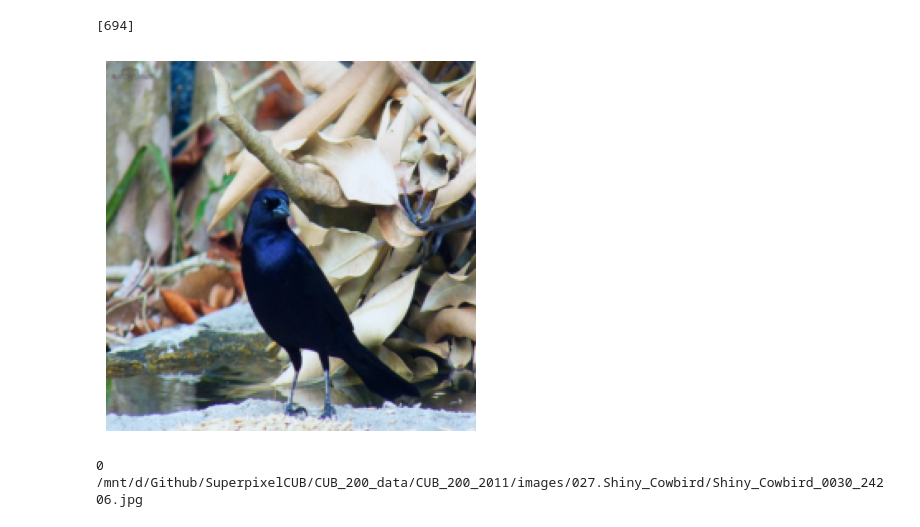
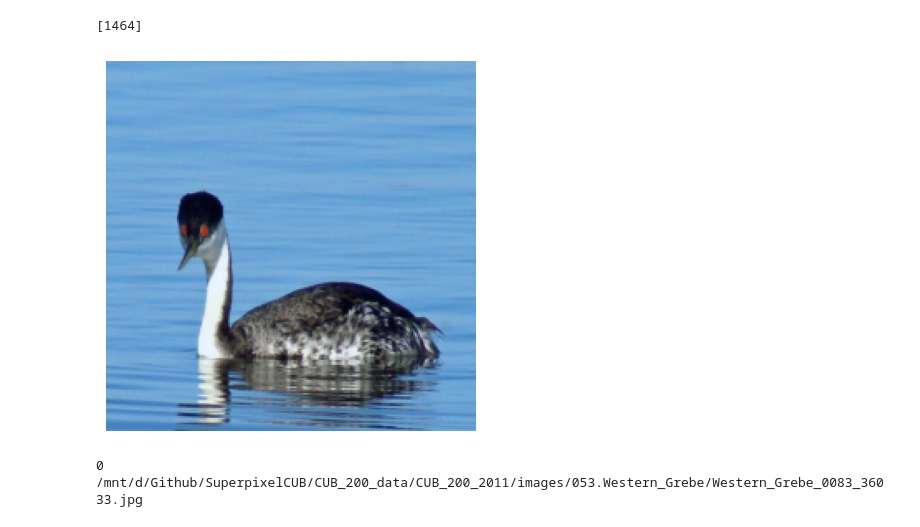
Before and after one commit to chensy618/SuperpixelCUB, a Jupyter notebook: KCConCUB.ipynb, the cells around one changed output. Saved outputs shown, nothing was run; the diff lists cells and outputs as text; code cells hidden in the pictures.

```diff
--- a/KCConCUB.ipynb
+++ b/KCConCUB.ipynb
@@ -257,6 +257,7 @@ class Prototype_Dataset(Dataset):
 #@title dataset and dataloader and load a random query from test set
 
 import random
+import os
 from detectron2.data.detection_utils import read_image
 
 # base_path = 'drive/MyDrive/CoSegXAI/datasets/cub200/CUB_200_2011/CUB_200_2011/'
@@ -271,7 +272,17 @@ test_loader = DataLoader(test_dataset, batch_size=4, shuffle=True, num_workers=0
 # random.seed(1570)  # very nice results
 # random.seed(1100)
 # random.seed(230)
-random.seed(1620)
+# random.seed(1620)
+# random.seed(1234)
+SEED_FILE = "/mnt/d/Github/SuperpixelCUB/seed_tracker.txt"
+if os.path.exists(SEED_FILE):
+    with open(SEED_FILE, "r") as f:
+        seed = int(f.read().strip())
+else:
+    seed = 145
+random.seed(seed)
+with open(SEED_FILE, "w") as f:
+    f.write(str(seed + 1))
 data_indices = random.sample(range(test_dataset.__len__()), 1)
 # data_indices.insert(0, 1020)
 # data_indices.insert(0, 2339)
@@ -296,36 +307,36 @@ plt.show()
 # plt.axis('off')
 # plt.show()
 
 # plt.figure(3)
 # plt.imshow(imsc(inputs[2]))
 # plt.axis('off')
 # plt.show()
 
 # plt.figure(4)
 # plt.imshow(imsc(inputs[3]))
 # plt.axis('off')
 # plt.show()
 
 # plt.figure(4)
 # plt.imshow(imsc(inputs[4]))
 # plt.axis('off')
 # plt.show()
 
 # The image initializations in VLPart is different. We need to use read_image function
 vlpart_inputs = []
 file_inputs = []
 for counter, data_idx in enumerate(data_indices):
     # print(counter,data_idx)
     vlpart_x = ''.join([base_path, 'images/', test_dataset.filenames.iloc[data_idx, 1]])
     image_path = ''.join([base_path, 'images/', test_dataset.filenames.iloc[data_idx, 1]])
     file_inputs.append(image_path)
     print(counter,vlpart_x)
     vlpart_x = read_image(''.join([base_path, 'images/', test_dataset.filenames.iloc[data_idx, 1]]), format="BGR")
     vlpart_inputs.append(vlpart_x)
 # %% [output]
-[694]
+[1464]
-[figure, old version]
+[figure, new version]
-0 /mnt/d/Github/SuperpixelCUB/CUB_200_data/CUB_200_2011/images/027.Shiny_Cowbird/Shiny_Cowbird_0030_24206.jpg
+0 /mnt/d/Github/SuperpixelCUB/CUB_200_data/CUB_200_2011/images/053.Western_Grebe/Western_Grebe_0083_36033.jpg
 # %%
 import glob
 import multiprocessing as mp
```
Also changed, not shown: parts of 13 cells of this notebook, 1 other file.
